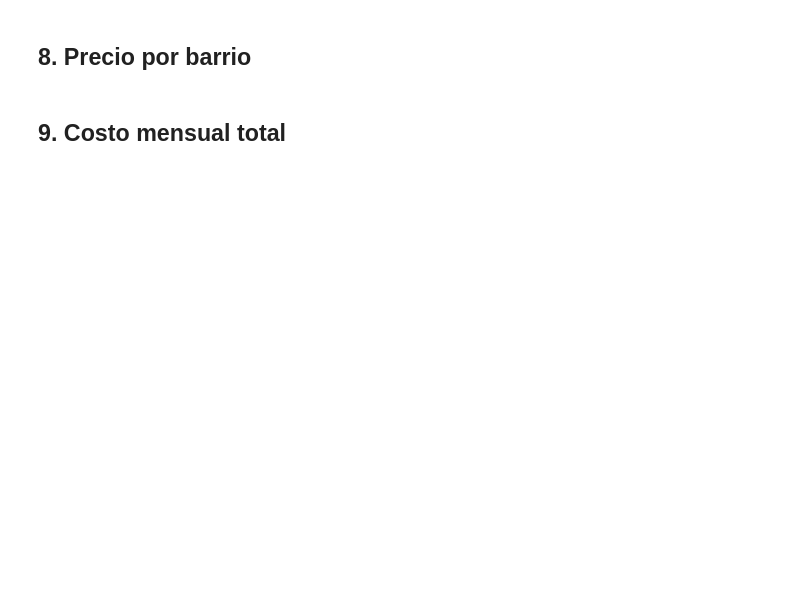
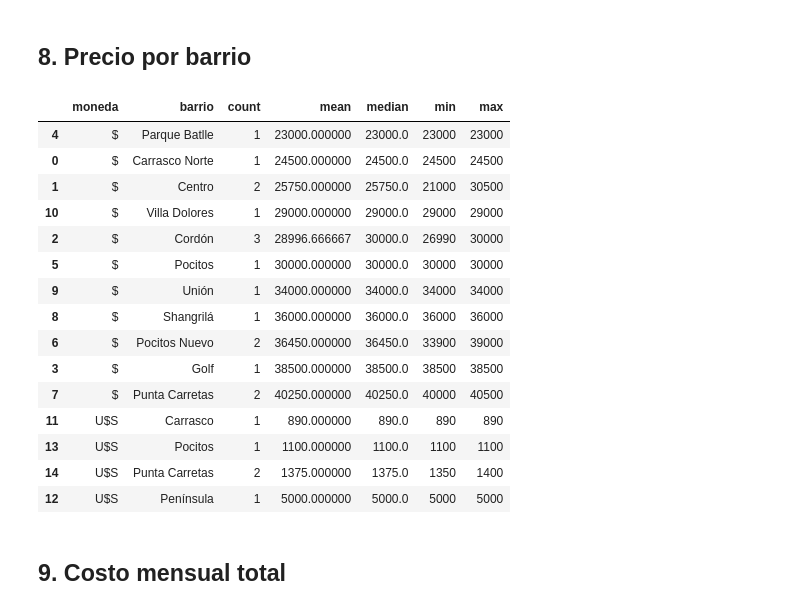
Before and after one commit to demarcopy/rental_scraper, a Jupyter notebook: notebooks/analisis_alquileres.ipynb, the cells around one changed output. Saved outputs shown, nothing was run; the diff lists cells and outputs as text; code cells hidden in the pictures; blank space fills up the shorter version.

```diff
--- a/notebooks/analisis_alquileres.ipynb
+++ b/notebooks/analisis_alquileres.ipynb
@@ -110,12 +169,28 @@ precio_tipo
 # %%
 precio_barrio = (
     df.groupby(['moneda', 'barrio'], dropna=False)['monto']
     .agg(['count', 'mean', 'median', 'min', 'max'])
     .reset_index()
     .sort_values(['moneda', 'median'], na_position='last')
 )
-precio_barrio.to_csv(ANALYSIS_DIR / 'precio_por_barrio.csv', index=False)
 precio_barrio
+# %% [output]
+|  | moneda | barrio | count | mean | median | min | max |
+| 4 | $ | Parque Batlle | 1 | 23000.000000 | 23000.0 | 23000 | 23000 |
+| 0 | $ | Carrasco Norte | 1 | 24500.000000 | 24500.0 | 24500 | 24500 |
+| 1 | $ | Centro | 2 | 25750.000000 | 25750.0 | 21000 | 30500 |
+| 10 | $ | Villa Dolores | 1 | 29000.000000 | 29000.0 | 29000 | 29000 |
+| 2 | $ | Cordón | 3 | 28996.666667 | 30000.0 | 26990 | 30000 |
+| 5 | $ | Pocitos | 1 | 30000.000000 | 30000.0 | 30000 | 30000 |
+| 9 | $ | Unión | 1 | 34000.000000 | 34000.0 | 34000 | 34000 |
+| 8 | $ | Shangrilá | 1 | 36000.000000 | 36000.0 | 36000 | 36000 |
+| 6 | $ | Pocitos Nuevo | 2 | 36450.000000 | 36450.0 | 33900 | 39000 |
+| 3 | $ | Golf | 1 | 38500.000000 | 38500.0 | 38500 | 38500 |
+| 7 | $ | Punta Carretas | 2 | 40250.000000 | 40250.0 | 40000 | 40500 |
+| 11 | U$S | Carrasco | 1 | 890.000000 | 890.0 | 890 | 890 |
+| 13 | U$S | Pocitos | 1 | 1100.000000 | 1100.0 | 1100 | 1100 |
+| 14 | U$S | Punta Carretas | 2 | 1375.000000 | 1375.0 | 1350 | 1400 |
+| 12 | U$S | Península | 1 | 5000.000000 | 5000.0 | 5000 | 5000 |
 # %% [markdown]
 ## 9. Costo mensual total
 # %%
```
Also changed, not shown: parts of 13 cells of this notebook, 6 other files.
